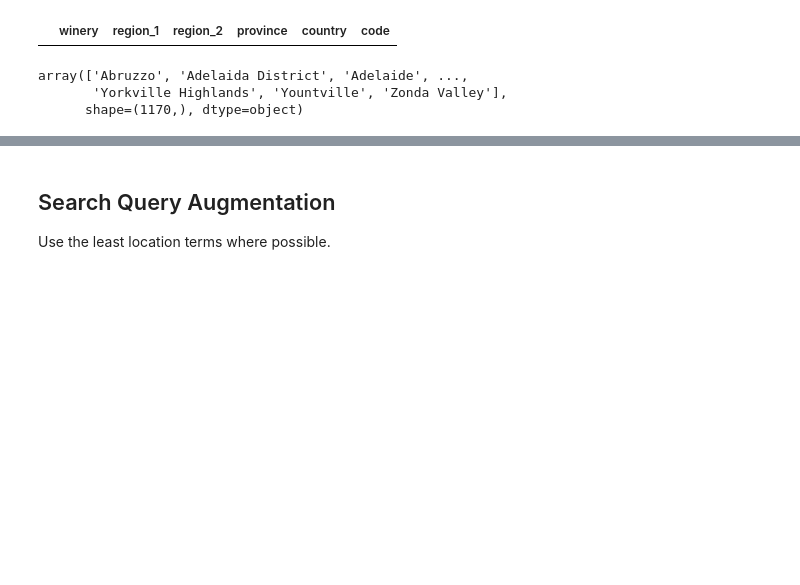
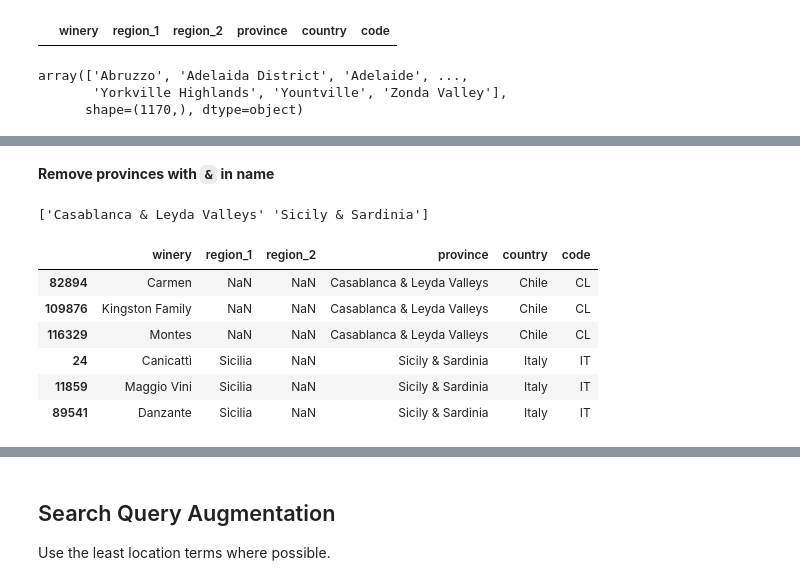
Before and after one commit to pasmith/oenologist, a Jupyter notebook: mapbox-forward.ipynb, the cells around one changed output, grey strips where cells are left out. Drawn from its saved outputs; the diff is of its cells as text; code cells hidden in the pictures; blank space fills up the shorter version.

```diff
--- a/mapbox-forward.ipynb
+++ b/mapbox-forward.ipynb
@@ -216,0 +265,20 @@ array(['Abruzzo', 'Adelaida District', 'Adelaide', ...,
+# %% [markdown]
+**Remove provinces with `&` in name**
+# %%
+mask = (locations.province.notna()) & (locations.province.str.contains('&'))
+print(np.unique(locations[mask].province))
+pd.concat(
+  [
+    locations[locations.province == p].sample(3)
+    for p in np.unique(locations[mask].province)
+  ]
+)
+# %% [output]
+['Casablanca & Leyda Valleys' 'Sicily & Sardinia']
+|  | winery | region_1 | region_2 | province | country | code |
+| 82894 | Carmen | NaN | NaN | Casablanca & Leyda Valleys | Chile | CL |
+| 109876 | Kingston Family | NaN | NaN | Casablanca & Leyda Valleys | Chile | CL |
+| 116329 | Montes | NaN | NaN | Casablanca & Leyda Valleys | Chile | CL |
+| 24 | Canicattì | Sicilia | NaN | Sicily & Sardinia | Italy | IT |
+| 11859 | Maggio Vini | Sicilia | NaN | Sicily & Sardinia | Italy | IT |
+| 89541 | Danzante | Sicilia | NaN | Sicily & Sardinia | Italy | IT |
```
Also changed, not shown: parts of 58 cells of this notebook.
